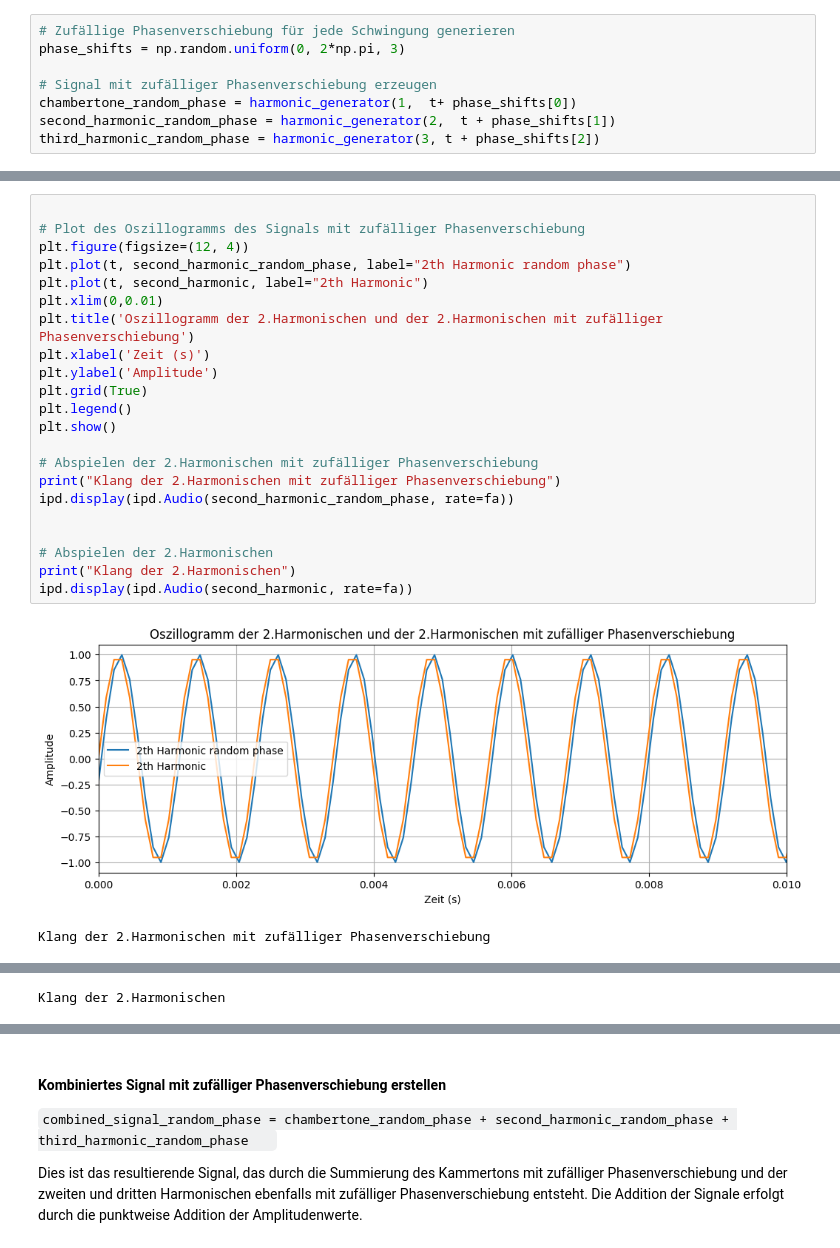
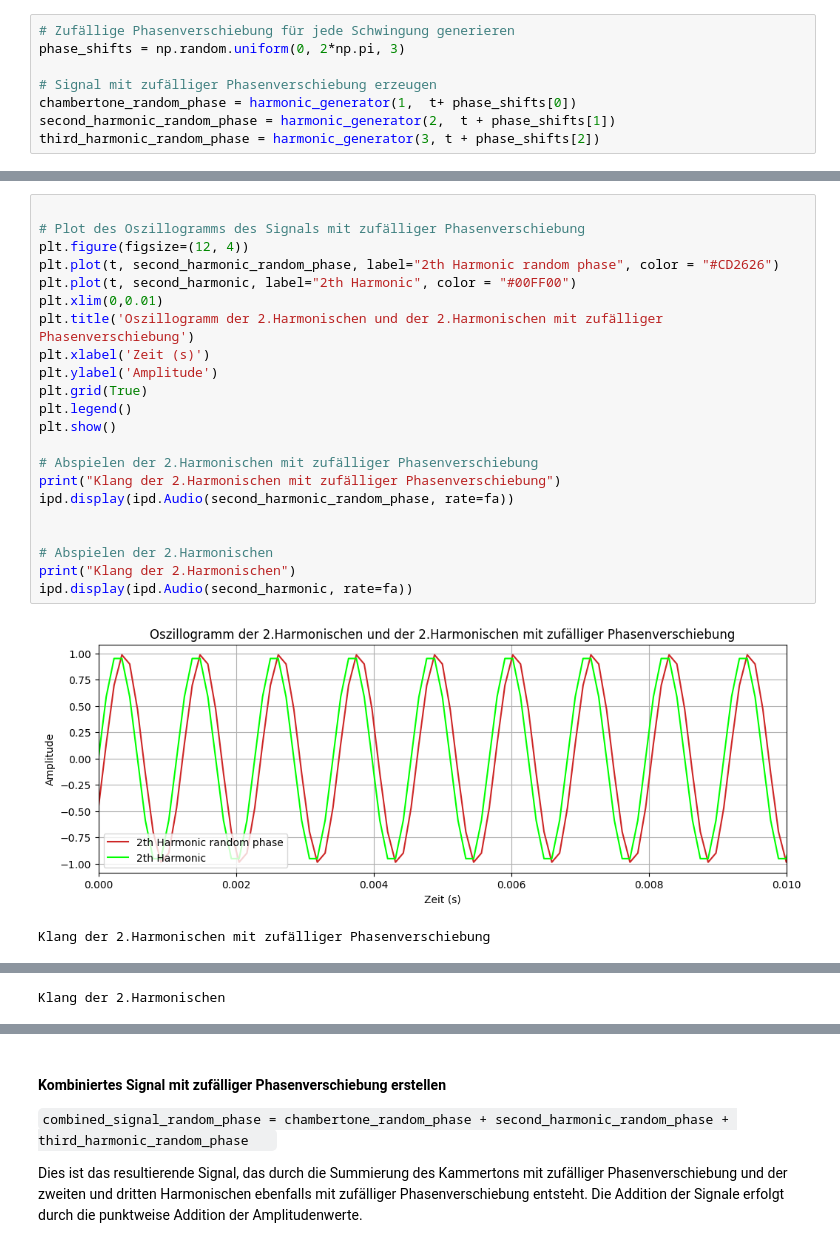
Before and after one commit to JoHoppe/LaborSprache, a Jupyter notebook: Sprachverarbeitung/labor1Überarbeitet.ipynb, the cells around one changed output, grey strips where cells are left out. Saved outputs shown, nothing was run; the diff lists cells and outputs as text.

```diff
--- a/Sprachverarbeitung/labor1Überarbeitet.ipynb
+++ b/Sprachverarbeitung/labor1Überarbeitet.ipynb
@@ -348,27 +348,27 @@ Klang des Kammertons
 # %%
 
 # Plot des Oszillogramms des Signals mit zufälliger Phasenverschiebung
 plt.figure(figsize=(12, 4))
-plt.plot(t, second_harmonic_random_phase, label="2th Harmonic random phase")
-plt.plot(t, second_harmonic, label="2th Harmonic")
+plt.plot(t, second_harmonic_random_phase, label="2th Harmonic random phase", color = "#CD2626")
+plt.plot(t, second_harmonic, label="2th Harmonic", color = "#00FF00")
 plt.xlim(0,0.01)
 plt.title('Oszillogramm der 2.Harmonischen und der 2.Harmonischen mit zufälliger Phasenverschiebung')
 plt.xlabel('Zeit (s)')
 plt.ylabel('Amplitude')
 plt.grid(True)
 plt.legend()
 plt.show()
 
 # Abspielen der 2.Harmonischen mit zufälliger Phasenverschiebung
 print("Klang der 2.Harmonischen mit zufälliger Phasenverschiebung")
 ipd.display(ipd.Audio(second_harmonic_random_phase, rate=fa))
 
 
 # Abspielen der 2.Harmonischen
 print("Klang der 2.Harmonischen")
 ipd.display(ipd.Audio(second_harmonic, rate=fa))
 # %% [output]
-[figure, old version]
+[figure, new version]
 Klang der 2.Harmonischen mit zufälliger Phasenverschiebung
 [interactive output not drawn]
 Klang der 2.Harmonischen
```
Also changed, not shown: parts of 8 cells of this notebook, 1 other file.
